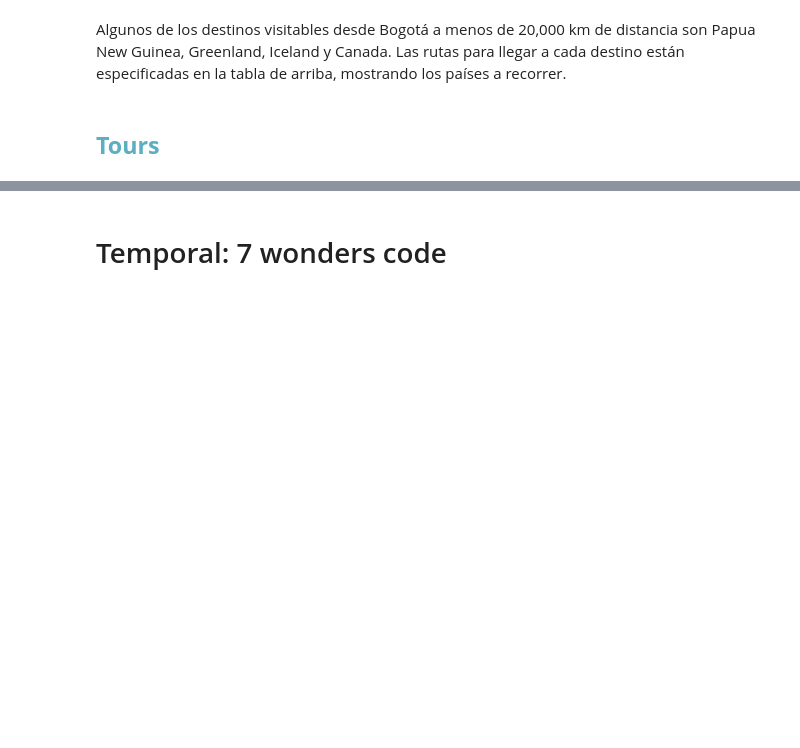
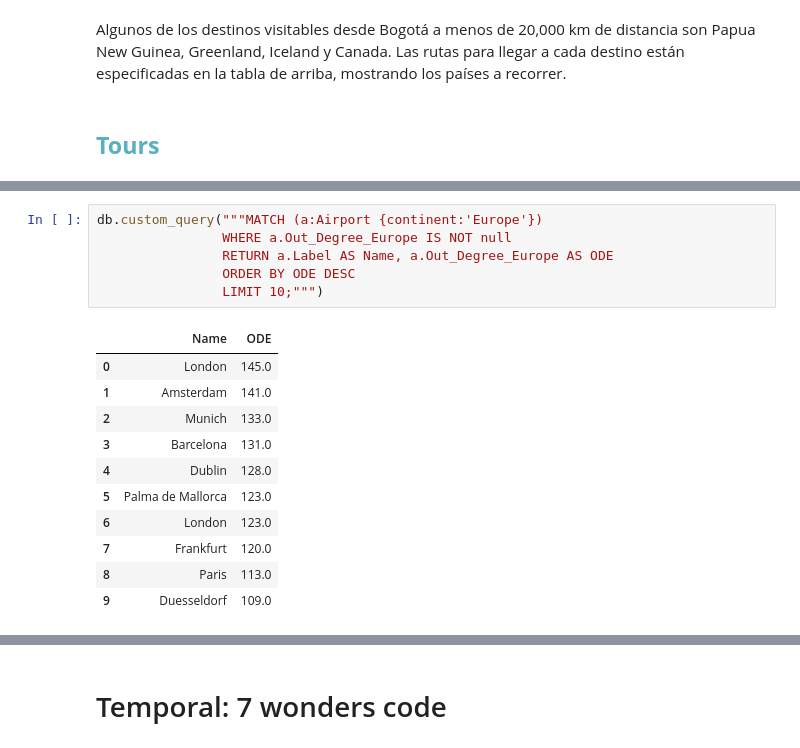
Before and after one commit to ch0fas/MG_Proyecto2, a Jupyter notebook: Python_Proyecto2.ipynb, the cells around one changed output, grey strips where cells are left out. Drawn from its saved outputs; the diff is of its cells as text; blank space fills up the shorter version.

```diff
--- a/Python_Proyecto2.ipynb
+++ b/Python_Proyecto2.ipynb
@@ -266,0 +283,18 @@ Successfully created Airport_Africa Subgraph with Airport nodes and TO relations
+# %%
+db.custom_query("""MATCH (a:Airport {continent:'Europe'})
+                WHERE a.Out_Degree_Europe IS NOT null
+                RETURN a.Label AS Name, a.Out_Degree_Europe AS ODE
+                ORDER BY ODE DESC
+                LIMIT 10;""")
+# %% [output]
+|  | Name | ODE |
+| 0 | London | 145.0 |
+| 1 | Amsterdam | 141.0 |
+| 2 | Munich | 133.0 |
+| 3 | Barcelona | 131.0 |
+| 4 | Dublin | 128.0 |
+| 5 | Palma de Mallorca | 123.0 |
+| 6 | London | 123.0 |
+| 7 | Frankfurt | 120.0 |
+| 8 | Paris | 113.0 |
+| 9 | Duesseldorf | 109.0 |
```
Also changed, not shown: parts of 15 cells of this notebook, 1 other file.
